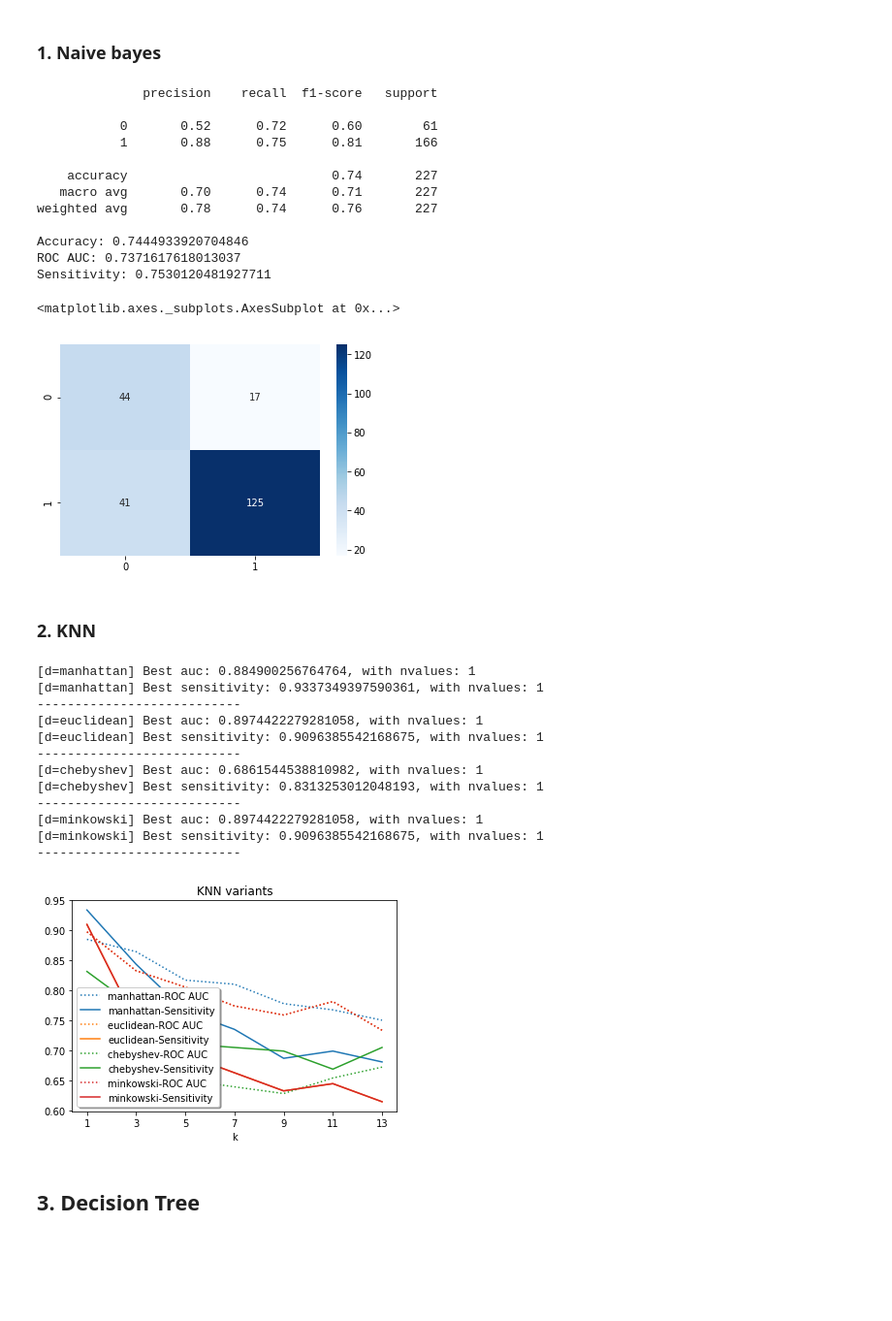
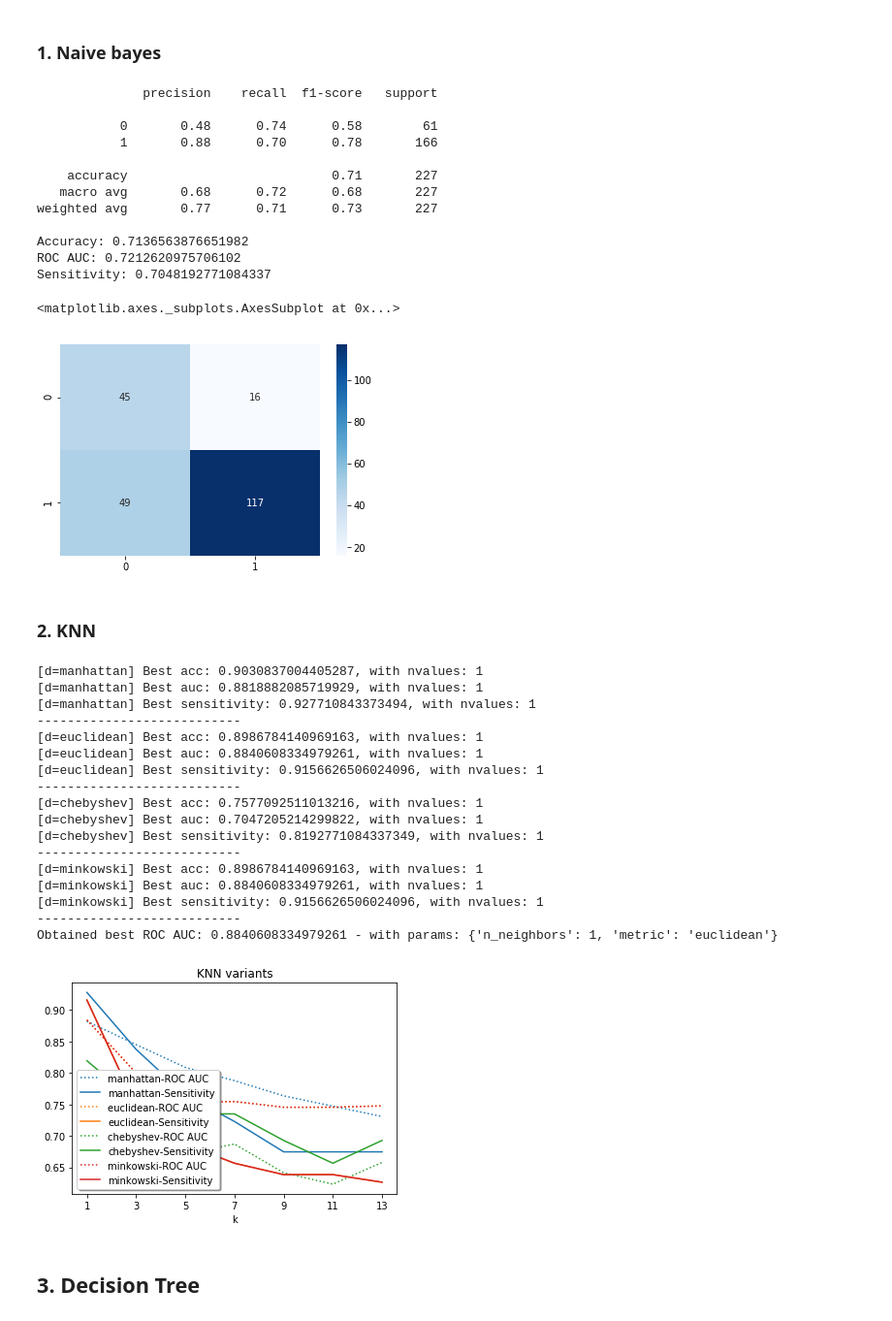
Before and after one commit to MartinXPN/Tecnico, a Jupyter notebook: DataScience/Project - dataset1.ipynb, the cells around one changed output. Shown at 97% size. Saved outputs shown, nothing was run; the diff lists cells and outputs as text; code cells hidden in the pictures; blank space fills up the shorter version.

```diff
--- a/DataScience/Project - dataset1.ipynb
+++ b/DataScience/Project - dataset1.ipynb
@@ -262,4 +263,6 @@ show_progress(evaluations=[evaluate(data),
 * So, we will include the SMOTE oversampling in our pipeline
+# %%
+SPLIT_DATASET = oversampled_data_split
 # %% [markdown]
 ### 3. Feature selection
 # %%
@@ -396,7 +399,7 @@ We will select the most important features based on the decision tree classifier
 # %%
 import operator
 def get_decision_importants(df, nb_importants=6):
-    X_train, X_test, y_train, y_test = oversampled_data_split(df)
+    X_train, X_test, y_train, y_test = SPLIT_DATASET(df)
     tree = DecisionTreeClassifier(class_weight='balanced')
     tree.fit(X_train, y_train)
     col2importance = dict(zip(df.columns, tree.feature_importances_))
@@ -504,7 +507,7 @@ from sklearn.ensemble import RandomForestClassifier
 from sklearn.naive_bayes import GaussianNB, MultinomialNB, BernoulliNB
 from sklearn.utils.class_weight import compute_class_weight
 # %%
-X_train, X_test, y_train, y_test = oversampled_data_split(data)
+X_train, X_test, y_train, y_test = SPLIT_DATASET(data)
 class_weight = compute_class_weight(class_weight='balanced', classes=np.unique(y_train), y=y_train)
 print('Class weights:', class_weight)
 # %% [output]
@@ -524,62 +529,74 @@ sns.heatmap(cnf_mtx, annot=True, cmap='Blues', fmt='g')
 # %% [output]
               precision    recall  f1-score   support
 
-           0       0.52      0.72      0.60        61
-           1       0.88      0.75      0.81       166
+           0       0.48      0.74      0.58        61
+           1       0.88      0.70      0.78       166
 
-    accuracy                           0.74       227
-   macro avg       0.70      0.74      0.71       227
-weighted avg       0.78      0.74      0.76       227
+    accuracy                           0.71       227
+   macro avg       0.68      0.72      0.68       227
+weighted avg       0.77      0.71      0.73       227
 
-Accuracy: 0.7444933920704846
-ROC AUC: 0.7371617618013037
-Sensitivity: 0.7530120481927711
+Accuracy: 0.7136563876651982
+ROC AUC: 0.7212620975706102
+Sensitivity: 0.7048192771084337
 <matplotlib.axes._subplots.AxesSubplot at 0x...>
-[figure, old version]
+[figure, new version]
 # %% [markdown]
 ### 2. KNN
 # %%
 from sklearn.neighbors import KNeighborsClassifier
 
 nvalues = [1, 3, 5, 7, 9, 11, 13]
 dist = ['manhattan', 'euclidean', 'chebyshev', 'minkowski']
+best = (-1, {})
 
 performance = {}
 for d in dist:
-    performance[f'{d}-ROC AUC'], performance[f'{d}-Sensitivity'] = [], []
+    performance[f'{d}-Accuracy'], performance[f'{d}-ROC AUC'], performance[f'{d}-Sensitivity'] = [], [], []
     for n in nvalues:
         knn = KNeighborsClassifier(n_neighbors=n, metric=d)
         knn.fit(X_train, y_train)
         y_pred = knn.predict(X_test)
-#         performance[f'{d}-Accuracy'].append(metrics.accuracy_score(y_test, y_pred))
+        performance[f'{d}-Accuracy'].append(metrics.accuracy_score(y_test, y_pred))
         performance[f'{d}-ROC AUC'].append(metrics.roc_auc_score(y_test, y_pred))
         performance[f'{d}-Sensitivity'].append(metrics.recall_score(y_test, y_pred))
-#     acc = performance[f'{d}-Accuracy']
+        if best[0] < performance[f'{d}-{EVALUATION_METRIC}'][-1]:
+            best = (performance[f'{d}-{EVALUATION_METRIC}'][-1], {'n_neighbors': n, 'metric': d})
+    acc = performance[f'{d}-Accuracy']
     auc = performance[f'{d}-ROC AUC']
     sens = performance[f'{d}-Sensitivity']
-#     print(f'[d={d}] Best acc: {max(acc)}, with nvalues: {nvalues[np.argmax(acc)]}')
+    print(f'[d={d}] Best acc: {max(acc)}, with nvalues: {nvalues[np.argmax(acc)]}')
     print(f'[d={d}] Best auc: {max(auc)}, with nvalues: {nvalues[np.argmax(auc)]}')
     print(f'[d={d}] Best sensitivity: {max(sens)}, with nvalues: {nvalues[np.argmax(sens)]}')
     print('---------------------------')
+    del performance[f'{d}-Accuracy']
+
+knn_best = best
+print(f'Obtained best {EVALUATION_METRIC}: {best[0]} - with params: {best[1]}')
 
 plt.figure()
 plt.xticks(nvalues)
 multiline_measure_line_chart(plt.gca(), nvalues, performance, title='KNN variants', xlabel='k', ylabel='')
 plt.show()
 # %% [output]
-[d=manhattan] Best auc: 0.884900256764764, with nvalues: 1
-[d=manhattan] Best sensitivity: 0.9337349397590361, with nvalues: 1
+[d=manhattan] Best acc: 0.9030837004405287, with nvalues: 1
+[d=manhattan] Best auc: 0.8818882085719929, with nvalues: 1
+[d=manhattan] Best sensitivity: 0.927710843373494, with nvalues: 1
 ---------------------------
-[d=euclidean] Best auc: 0.8974422279281058, with nvalues: 1
-[d=euclidean] Best sensitivity: 0.9096385542168675, with nvalues: 1
+[d=euclidean] Best acc: 0.8986784140969163, with nvalues: 1
+[d=euclidean] Best auc: 0.8840608334979261, with nvalues: 1
+[d=euclidean] Best sensitivity: 0.9156626506024096, with nvalues: 1
 ---------------------------
-[d=chebyshev] Best auc: 0.6861544538810982, with nvalues: 1
-[d=chebyshev] Best sensitivity: 0.8313253012048193, with nvalues: 1
+[d=chebyshev] Best acc: 0.7577092511013216, with nvalues: 1
+[d=chebyshev] Best auc: 0.7047205214299822, with nvalues: 1
+[d=chebyshev] Best sensitivity: 0.8192771084337349, with nvalues: 1
 ---------------------------
-[d=minkowski] Best auc: 0.8974422279281058, with nvalues: 1
-[d=minkowski] Best sensitivity: 0.9096385542168675, with nvalues: 1
+[d=minkowski] Best acc: 0.8986784140969163, with nvalues: 1
+[d=minkowski] Best auc: 0.8840608334979261, with nvalues: 1
+[d=minkowski] Best sensitivity: 0.9156626506024096, with nvalues: 1
 ---------------------------
+Obtained best ROC AUC: 0.8840608334979261 - with params: {'n_neighbors': 1, 'metric': 'euclidean'}
-[figure, old version]
+[figure, new version]
 # %% [markdown]
 ## 3. Decision Tree
 # %%
```
Also changed, not shown: parts of 33 cells of this notebook.
